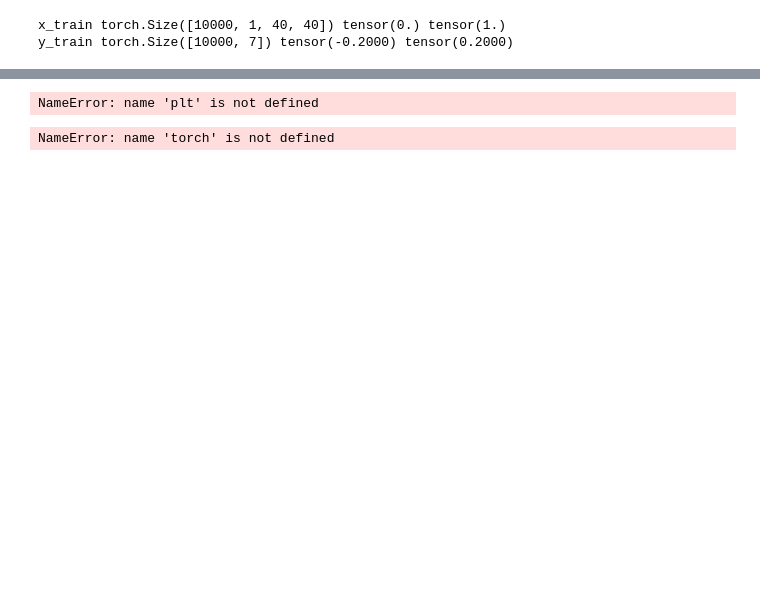
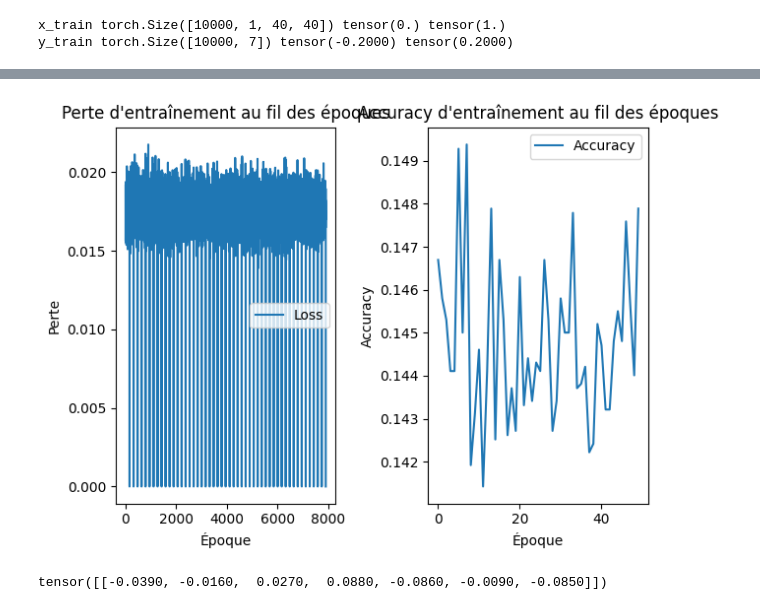
Before and after one commit to julienGautier77/zernike, a Jupyter notebook: networkFocalSpot.ipynb, the cells around one changed output, grey strips where cells are left out. Drawn from its saved outputs; the diff is of its cells as text; code cells hidden in the pictures; blank space fills up the shorter version.

```diff
--- a/networkFocalSpot.ipynb
+++ b/networkFocalSpot.ipynb
@@ -53,7 +58,9 @@ class ResNet50Custom(nn.Module):
         self.resnet50.fc = nn.Linear(self.resnet50.fc.in_features, 7) # nombre de para de sortie
 
     def forward(self, x):
-        return self.resnet50(x)
+        x = self.resnet50(x)
+        #x = torch.round(x * 1000) / 1000# Arrondir les sorties à deux décimales
+        return x
 # %%
 # Transformation pour adapter la taille d'entrée attendue par ResNet50
 transform = transforms.Compose([
@@ -61,8 +68,8 @@ transform = transforms.Compose([
 ])
 
 # Appliquer la transformation sur les entrées
-x_train = torch.stack([transform(input) for input in x_train])
+x_train = torch.stack([transform(input) for input in x_train]).to(device)
 # %%
-model = ResNet50Custom()
+model = ResNet50Custom().to(device)
 criterion = nn.MSELoss()
-optimizer = optim.SGD(model.parameters(), lr=0.01)#Adam(model.parameters(), lr=0.005)#
+optimizer = optim.Adam(model.parameters(), lr=0.01)#optim.SGD(model.parameters(), lr=0.01)#
@@ -92,9 +94,7 @@ with tqdm(range(epochs), unit='epoch') as tepoch :
 # %%
-# 5. Tracer le graphique de la perte d'entraînement
-plt.plot(losses)
-plt.xlabel('Époque')
-plt.ylabel('Perte')
-plt.title('Perte d\'entraînement au fil des époques')
-plt.show()
+# # 5. Tracer le graphique de la perte d'entraînement
+# plt.plot(losses)
+# plt.xlabel('Époque')
+# plt.ylabel('Perte')
+# plt.title('Perte d\'entraînement au fil des époques')
+# plt.show()
-# %% [output]
-NameError: name 'plt' is not defined
@@ -100,0 +107,11 @@ NameError: name 'plt' is not defined
+# %%
+def compute_accuracy(outputs, targets):
+    """Fonction pour calculer l'accuracy"""
+    with torch.no_grad():
+        # Convertir les prédictions en classes prédites
+        _, predicted = torch.max(outputs, 1)
+        # Calculer le nombre de prédictions correctes
+        correct = (predicted == targets).sum().item()
+        # Calculer l'accuracy
+        accuracy = correct / targets.size(0)
+    return accuracy
@@ -101,8 +157,29 @@ NameError: name 'plt' is not defined
+# %%
+# Plot Loss
+plt.subplot(1, 2, 1)
+plt.plot(losses, label='Loss')
+plt.xlabel('Époque')
+plt.ylabel('Perte')
+plt.title('Perte d\'entraînement au fil des époques')
+plt.legend()
+
+# Plot Accuracy
+plt.subplot(1, 2, 2)
+plt.plot(accuracies, label='Accuracy')
+plt.xlabel('Époque')
+plt.ylabel('Accuracy')
+plt.title('Accuracy d\'entraînement au fil des époques')
+plt.legend()
+
+plt.tight_layout()
+plt.show()
+# %% [output]
+[figure, added]
 # %%
 with torch.no_grad():
     # Extraire la deuxième image de inputs
-    test_input = x_train[0].unsqueeze(0)  # Ajouter une dimension batch
+    test_input = x_train[4].unsqueeze(0)  # Ajouter une dimension batch
     predicted_output = model(test_input)
 print(predicted_output)
 # %% [output]
-NameError: name 'torch' is not defined
+tensor([[-0.0390, -0.0160,  0.0270,  0.0880, -0.0860, -0.0090, -0.0850]])
```
Also changed, not shown: parts of 9 cells of this notebook, 1 other file.
